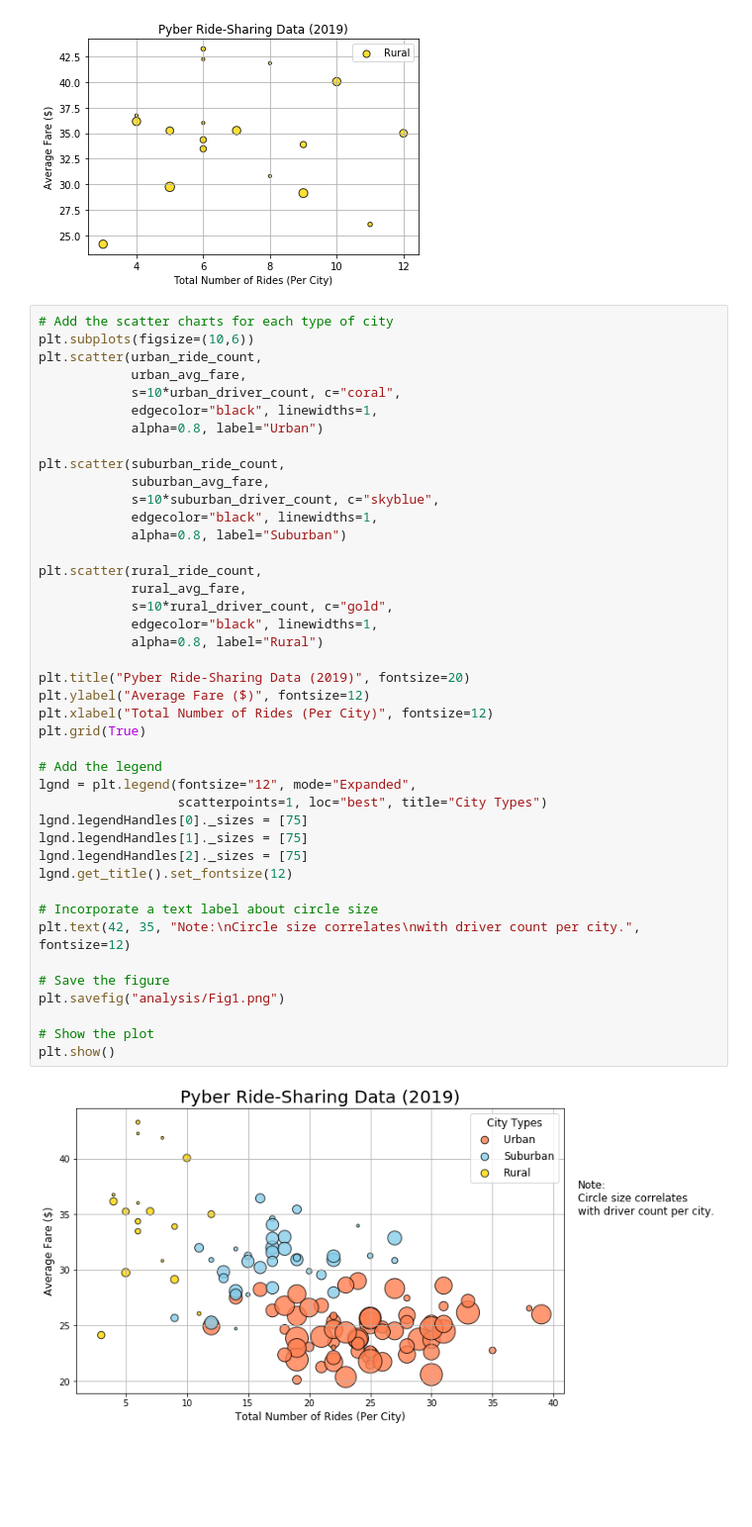
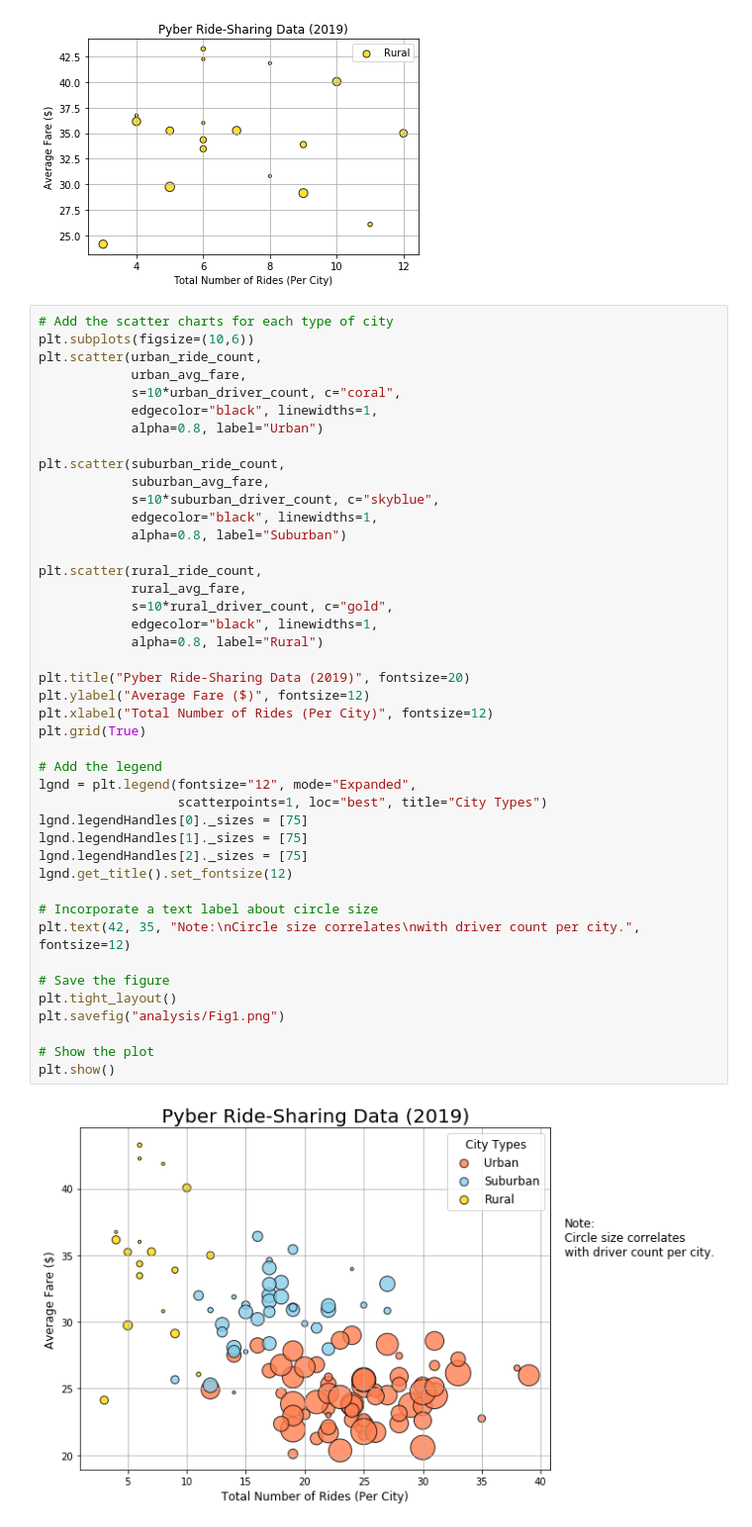
Before and after one commit to arodriguez82/Pyber_Analysis, a Jupyter notebook: PyBer.ipynb, the cells around one changed output. Shown: that part at 99% size. Cells and saved outputs as stored; diff of their text form; blank space fills up the shorter version.

```diff
--- a/PyBer.ipynb
+++ b/PyBer.ipynb
@@ -257,31 +250,32 @@ plt.scatter(suburban_ride_count,
             alpha=0.8, label="Suburban")
 
 plt.scatter(rural_ride_count,
             rural_avg_fare,
             s=10*rural_driver_count, c="gold",
             edgecolor="black", linewidths=1,
             alpha=0.8, label="Rural")
 
 plt.title("Pyber Ride-Sharing Data (2019)", fontsize=20)
 plt.ylabel("Average Fare ($)", fontsize=12)
 plt.xlabel("Total Number of Rides (Per City)", fontsize=12)
 plt.grid(True)
 
 # Add the legend
 lgnd = plt.legend(fontsize="12", mode="Expanded",
                   scatterpoints=1, loc="best", title="City Types")
 lgnd.legendHandles[0]._sizes = [75]
 lgnd.legendHandles[1]._sizes = [75]
 lgnd.legendHandles[2]._sizes = [75]
 lgnd.get_title().set_fontsize(12)
 
 # Incorporate a text label about circle size
 plt.text(42, 35, "Note:\nCircle size correlates\nwith driver count per city.", fontsize=12)
 
 # Save the figure
+plt.tight_layout()
 plt.savefig("analysis/Fig1.png")
 
 # Show the plot
 plt.show()
 # %% [output]
-[figure, old version]
+[figure, new version]
```
Also changed, not shown: parts of 1 cell of this notebook, 1 other file.
